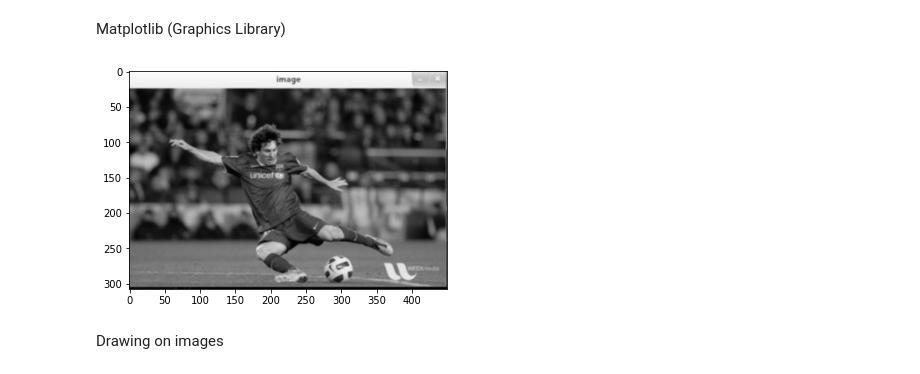
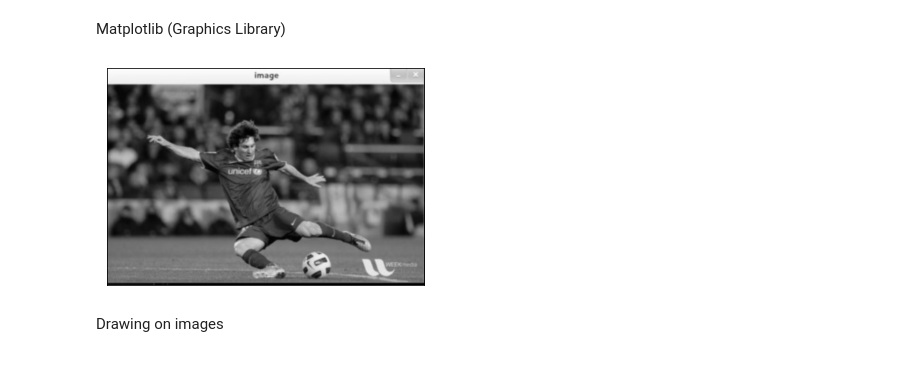
Before and after one commit to RoseSarlake/Computer-Vision, a Jupyter notebook: CV_Assignment0.ipynb, the cells around one changed output. Cells and saved outputs as stored; diff of their text form; code cells hidden in the pictures.

```diff
--- a/CV_Assignment0.ipynb
+++ b/CV_Assignment0.ipynb
@@ -55,10 +54,10 @@ Matplotlib (Graphics Library)
 # %%
 img = cv2.imread("/content/drive/MyDrive/Colab/CV/images/messi.jpg",0)
 plt.imshow(img, cmap = 'gray', interpolation = 'bicubic')
-#plt.xticks([]), plt.yticks([])  # to hide tick values on X and Y axis
+plt.xticks([]), plt.yticks([])  # to hide tick values on X and Y axis
 plt.show()
 # %% [output]
-[figure, old version]
+[figure, new version]
 # %% [markdown]
 Drawing on images
 # %%
```
Also changed, not shown: parts of 24 cells of this notebook.
